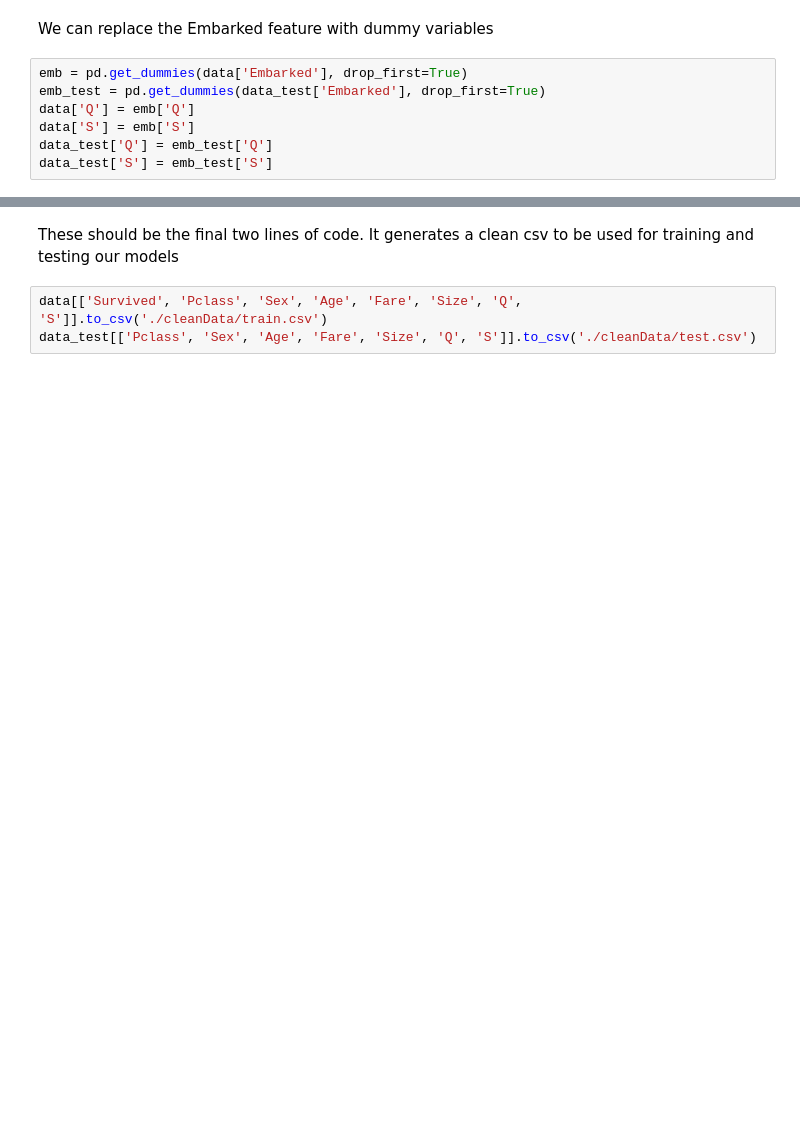
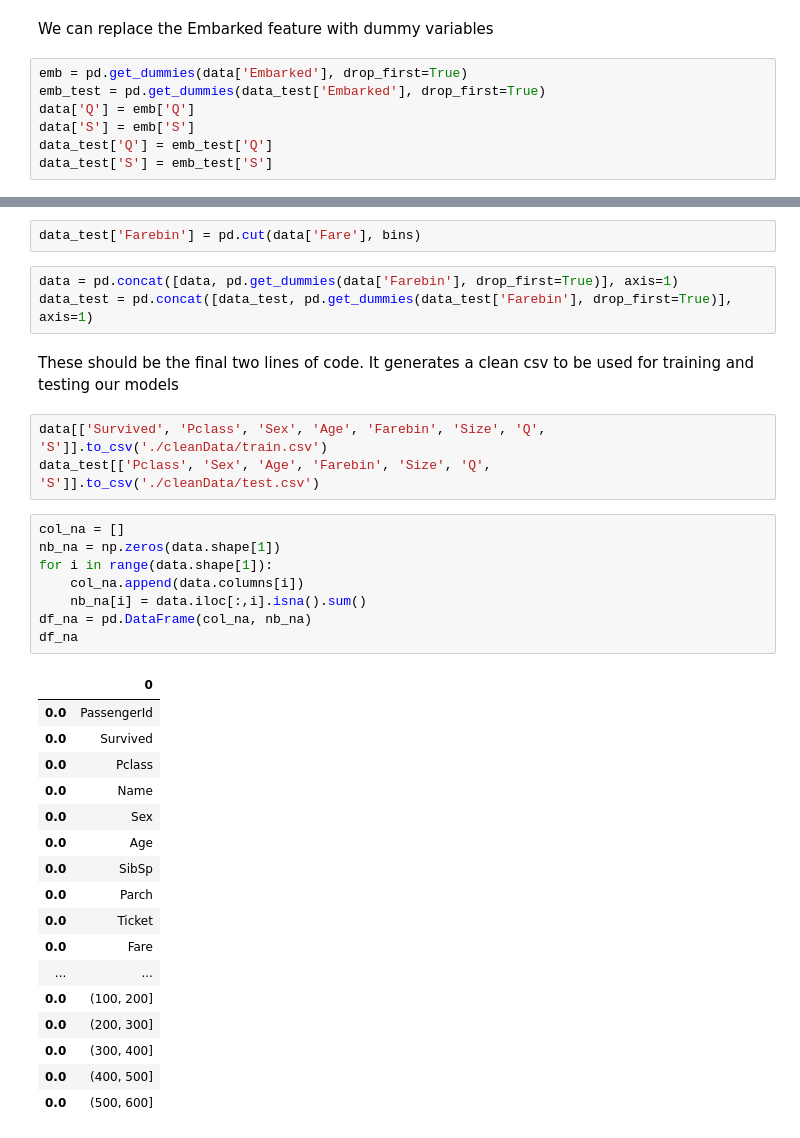
Before and after one commit to rymlaabiyad/ML_titanic, a Jupyter notebook: ML_Titanic.ipynb, the cells around one changed output, grey strips where cells are left out. Saved outputs shown, nothing was run; the diff lists cells and outputs as text; blank space fills up the shorter version.

```diff
--- a/ML_Titanic.ipynb
+++ b/ML_Titanic.ipynb
@@ -596,9 +636,40 @@ data_test['Fare'].fillna(0,inplace=True)
+# %%
+data_test['Farebin'] = pd.cut(data['Fare'], bins)
+# %%
+data = pd.concat([data, pd.get_dummies(data['Farebin'], drop_first=True)], axis=1)
+data_test = pd.concat([data_test, pd.get_dummies(data_test['Farebin'], drop_first=True)], axis=1)
 # %% [markdown]
 These should be the final two lines of code.
 It generates a clean csv to be used for training and testing our models
 # %%
-data[['Survived', 'Pclass', 'Sex', 'Age', 'Fare', 'Size', 'Q', 'S']].to_csv('./cleanData/train.csv')
-data_test[['Pclass', 'Sex', 'Age', 'Fare', 'Size', 'Q', 'S']].to_csv('./cleanData/test.csv')
+data[['Survived', 'Pclass', 'Sex', 'Age', 'Farebin', 'Size', 'Q', 'S']].to_csv('./cleanData/train.csv')
+data_test[['Pclass', 'Sex', 'Age', 'Farebin', 'Size', 'Q', 'S']].to_csv('./cleanData/test.csv')
+# %%
+col_na = []
+nb_na = np.zeros(data.shape[1])
+for i in range(data.shape[1]):
+    col_na.append(data.columns[i])
+    nb_na[i] = data.iloc[:,i].isna().sum()
+df_na = pd.DataFrame(col_na, nb_na)
+df_na
+# %% [output]
+|  | 0 |
+| 0.0 | PassengerId |
+| 0.0 | Survived |
+| 0.0 | Pclass |
+| 0.0 | Name |
+| 0.0 | Sex |
+| 0.0 | Age |
+| 0.0 | SibSp |
+| 0.0 | Parch |
+| 0.0 | Ticket |
+| 0.0 | Fare |
+| ... | ... |
+| 0.0 | (100, 200] |
+| 0.0 | (200, 300] |
+| 0.0 | (300, 400] |
+| 0.0 | (400, 500] |
+| 0.0 | (500, 600] |
 # %%
 col_na = []
 nb_na = np.zeros(data_test.shape[1])
```
Also changed, not shown: parts of 21 cells of this notebook, 2 other files.
